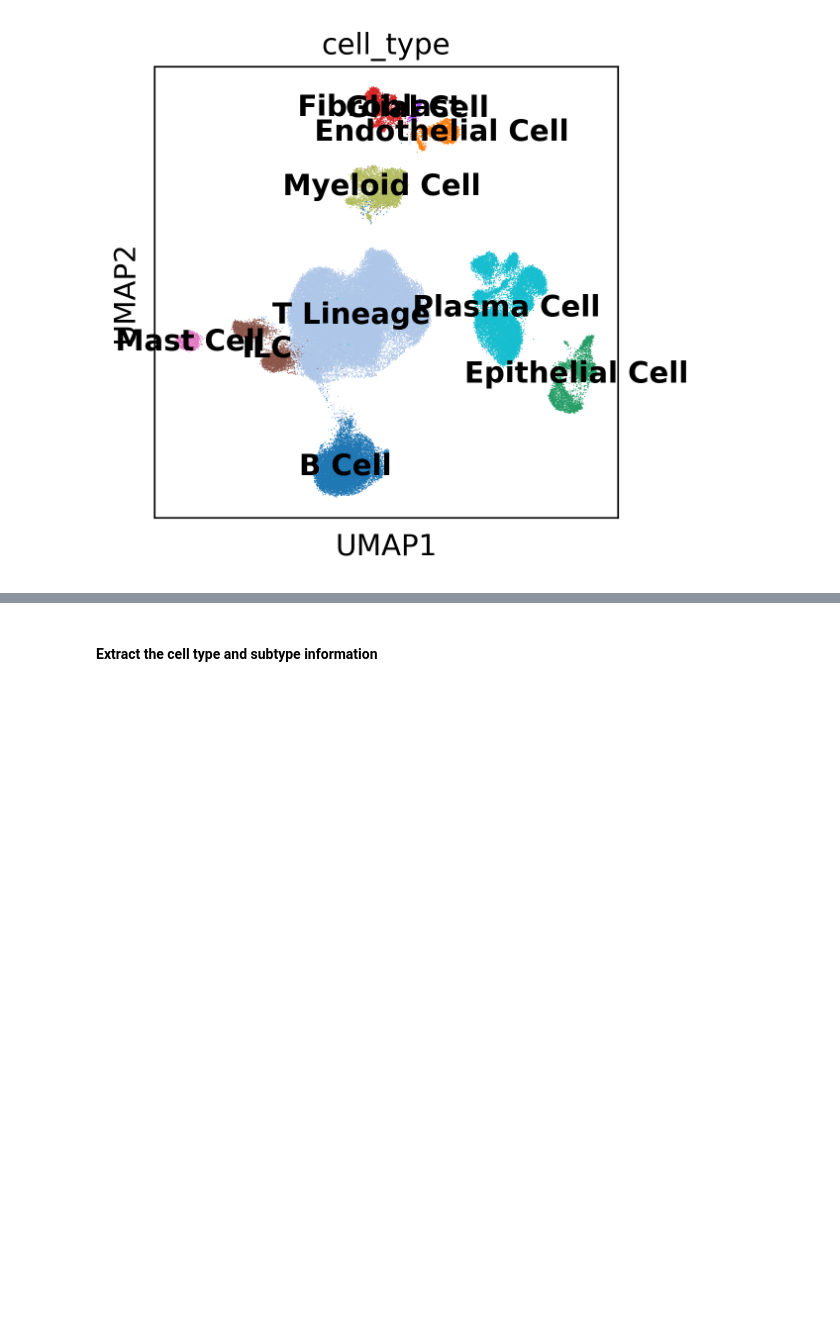
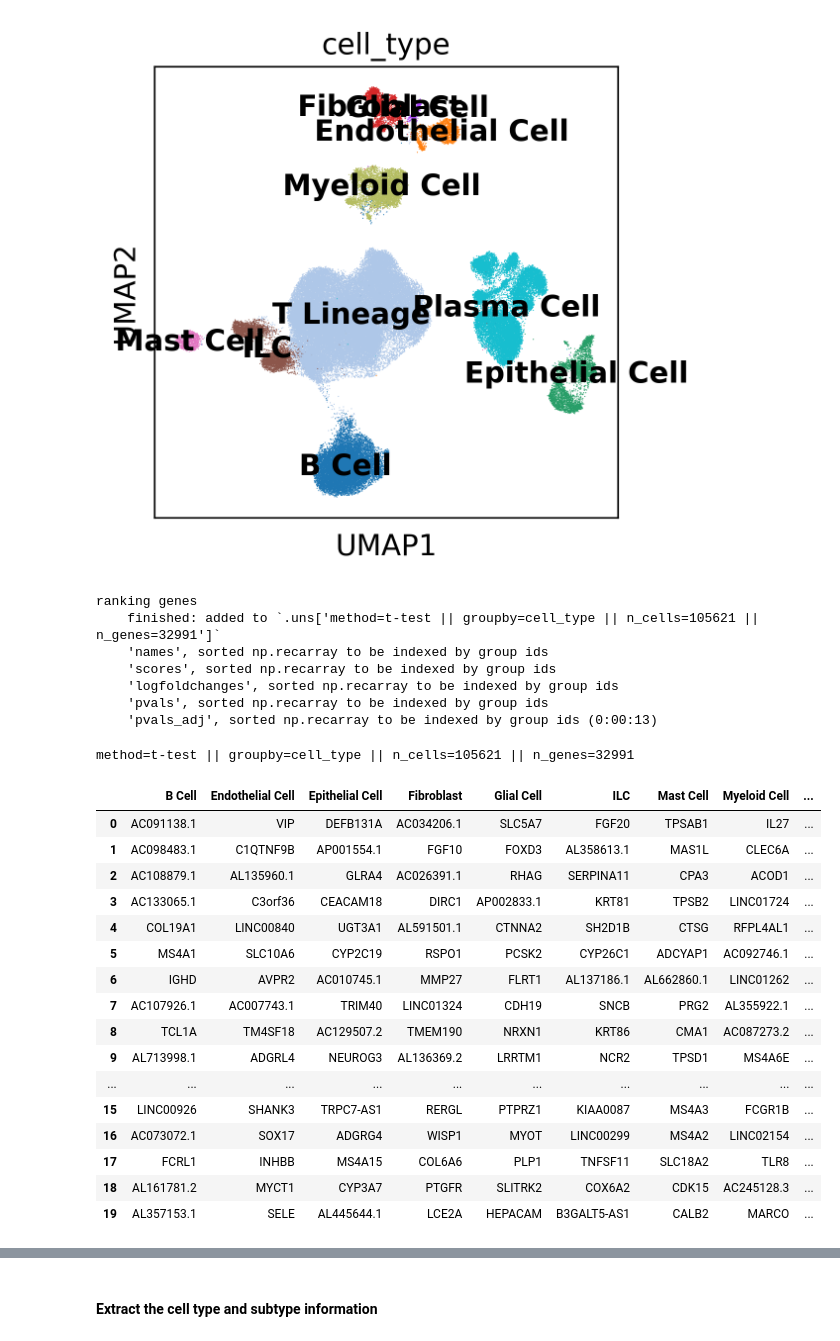
Before and after one commit to Simonlee711/bulk-deconvolution, a Jupyter notebook: src/gene_signature_constructor.ipynb, the cells around one changed output, grey strips where cells are left out. Cells and saved outputs as stored; diff of their text form; code cells hidden in the pictures; blank space fills up the shorter version.

```diff
--- a/src/gene_signature_constructor.ipynb
+++ b/src/gene_signature_constructor.ipynb
@@ -61,3 +61,38 @@ AnnData object with n_obs × n_vars = 105621 × 32991
 sc.pl.umap(adata, color='cell_type', legend_loc='on data')
 # %% [output]
 [figure]
+# %%
+x = SCData(adata)
+# %%
+x.diff_exp(groupby="cell_type")
+# sort by assymetry
+
+# scanpy scanpy.tl.rank_genes_groups
+
+# pts output is interesting
+# %% [output]
+ranking genes
+    finished: added to `.uns['method=t-test || groupby=cell_type || n_cells=105621 || n_genes=32991']`
+    'names', sorted np.recarray to be indexed by group ids
+    'scores', sorted np.recarray to be indexed by group ids
+    'logfoldchanges', sorted np.recarray to be indexed by group ids
+    'pvals', sorted np.recarray to be indexed by group ids
+    'pvals_adj', sorted np.recarray to be indexed by group ids (0:00:13)
+method=t-test || groupby=cell_type || n_cells=105621 || n_genes=32991
+|  | B Cell | Endothelial Cell | Epithelial Cell | Fibroblast | Glial Cell | ILC | Mast Cell | Myeloid Cell | ... |
+| 0 | AC091138.1 | VIP | DEFB131A | AC034206.1 | SLC5A7 | FGF20 | TPSAB1 | IL27 | ... |
+| 1 | AC098483.1 | C1QTNF9B | AP001554.1 | FGF10 | FOXD3 | AL358613.1 | MAS1L | CLEC6A | ... |
+| 2 | AC108879.1 | AL135960.1 | GLRA4 | AC026391.1 | RHAG | SERPINA11 | CPA3 | ACOD1 | ... |
+| 3 | AC133065.1 | C3orf36 | CEACAM18 | DIRC1 | AP002833.1 | KRT81 | TPSB2 | LINC01724 | ... |
+| 4 | COL19A1 | LINC00840 | UGT3A1 | AL591501.1 | CTNNA2 | SH2D1B | CTSG | RFPL4AL1 | ... |
+| 5 | MS4A1 | SLC10A6 | CYP2C19 | RSPO1 | PCSK2 | CYP26C1 | ADCYAP1 | AC092746.1 | ... |
+| 6 | IGHD | AVPR2 | AC010745.1 | MMP27 | FLRT1 | AL137186.1 | AL662860.1 | LINC01262 | ... |
+| 7 | AC107926.1 | AC007743.1 | TRIM40 | LINC01324 | CDH19 | SNCB | PRG2 | AL355922.1 | ... |
+| 8 | TCL1A | TM4SF18 | AC129507.2 | TMEM190 | NRXN1 | KRT86 | CMA1 | AC087273.2 | ... |
+| 9 | AL713998.1 | ADGRL4 | NEUROG3 | AL136369.2 | LRRTM1 | NCR2 | TPSD1 | MS4A6E | ... |
+| ... | ... | ... | ... | ... | ... | ... | ... | ... | ... |
+| 15 | LINC00926 | SHANK3 | TRPC7-AS1 | RERGL | PTPRZ1 | KIAA0087 | MS4A3 | FCGR1B | ... |
+| 16 | AC073072.1 | SOX17 | ADGRG4 | WISP1 | MYOT | LINC00299 | MS4A2 | LINC02154 | ... |
+| 17 | FCRL1 | INHBB | MS4A15 | COL6A6 | PLP1 | TNFSF11 | SLC18A2 | TLR8 | ... |
+| 18 | AL161781.2 | MYCT1 | CYP3A7 | PTGFR | SLITRK2 | COX6A2 | CDK15 | AC245128.3 | ... |
+| 19 | AL357153.1 | SELE | AL445644.1 | LCE2A | HEPACAM | B3GALT5-AS1 | CALB2 | MARCO | ... |
```
Also changed, not shown: parts of 3 cells of this notebook, 3 other files.
